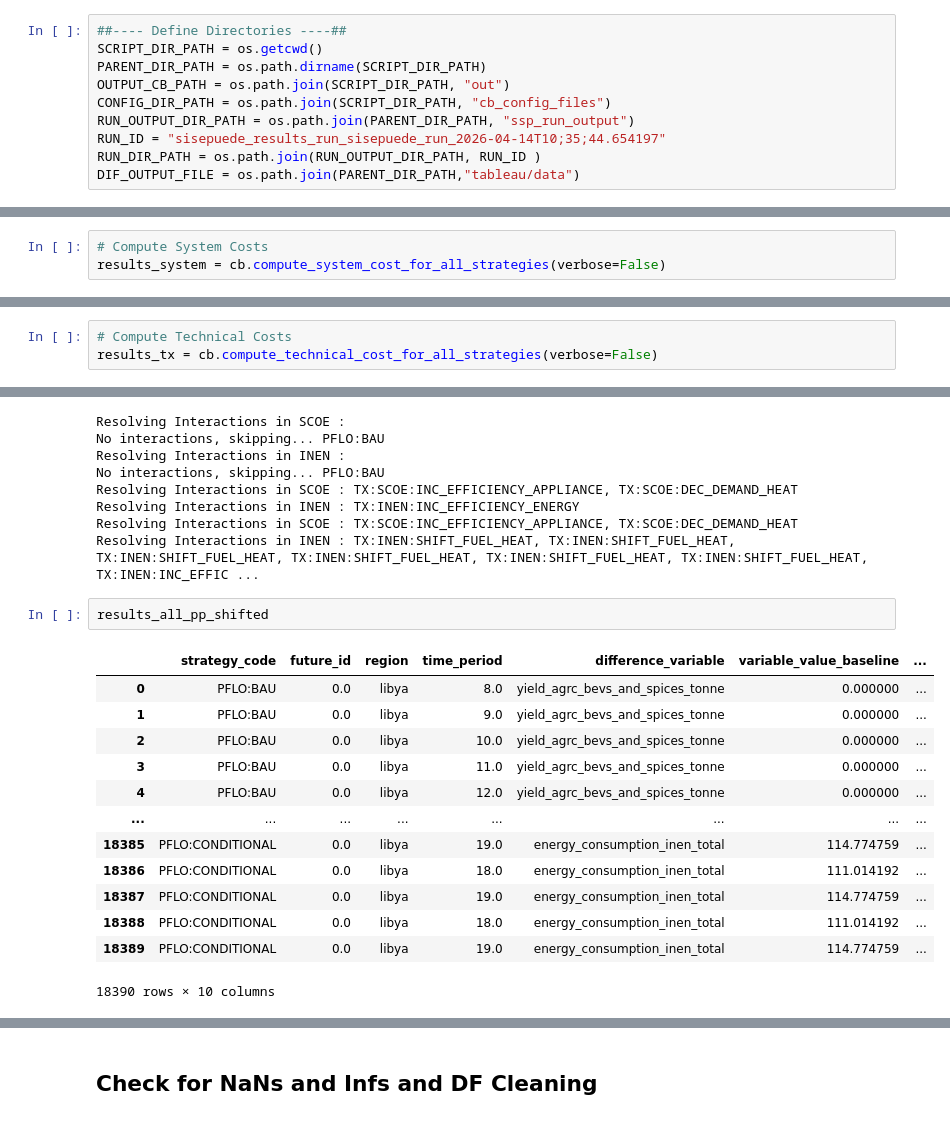
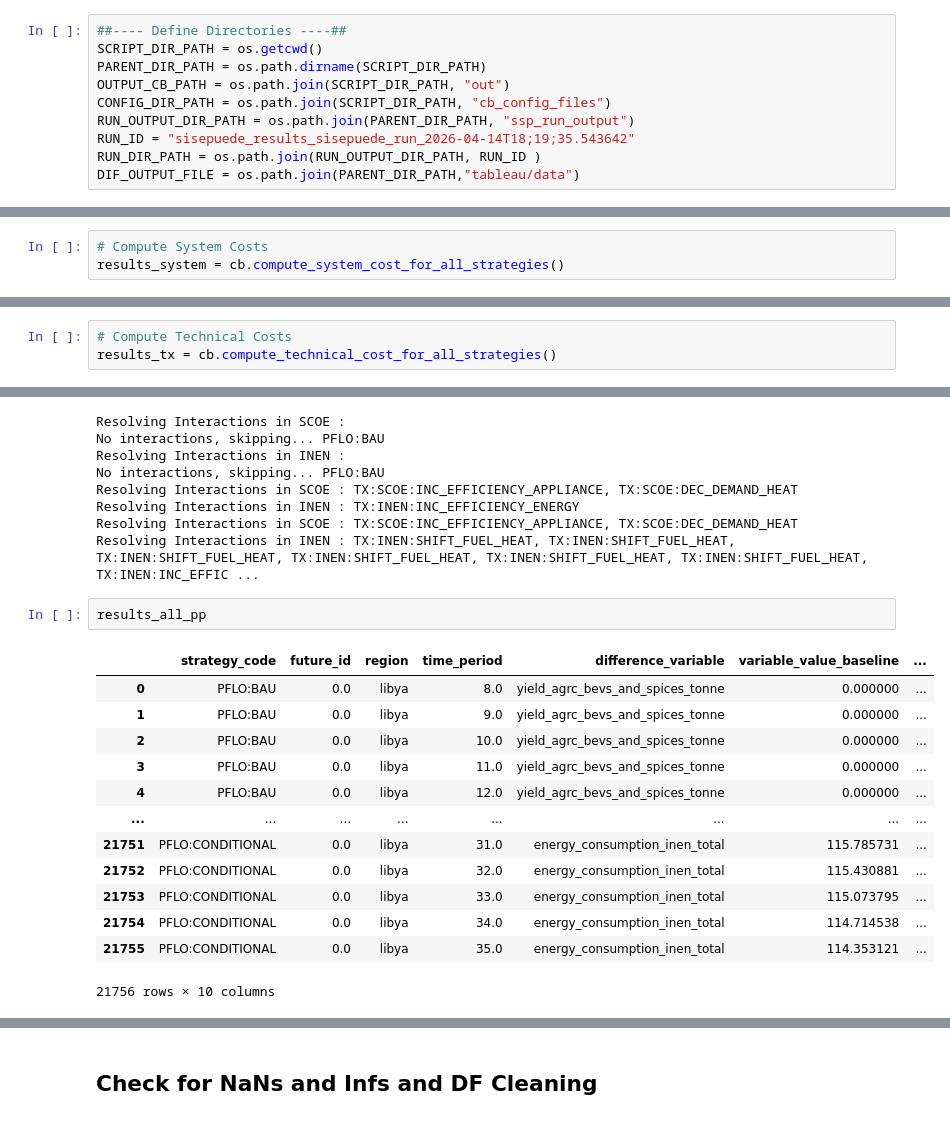
Before and after one commit to sisepuede-framework/ssp_libya, a Jupyter notebook: ssp_modeling/cost-benefits/cb.ipynb, the cells around one changed output, grey strips where cells are left out. Drawn from its saved outputs; the diff is of its cells as text.

Commit message:
update runs & tableau & cba & tornado

```diff
--- a/ssp_modeling/cost-benefits/cb.ipynb
+++ b/ssp_modeling/cost-benefits/cb.ipynb
@@ -12,7 +13,7 @@ PARENT_DIR_PATH = os.path.dirname(SCRIPT_DIR_PATH)
 OUTPUT_CB_PATH = os.path.join(SCRIPT_DIR_PATH, "out")
 CONFIG_DIR_PATH = os.path.join(SCRIPT_DIR_PATH, "cb_config_files")
 RUN_OUTPUT_DIR_PATH = os.path.join(PARENT_DIR_PATH, "ssp_run_output")
-RUN_ID = "sisepuede_results_run_sisepuede_run_2026-04-14T10;35;44.654197"
+RUN_ID = "sisepuede_results_sisepuede_run_2026-04-14T18;19;35.543642"
 RUN_DIR_PATH = os.path.join(RUN_OUTPUT_DIR_PATH, RUN_ID )
 DIF_OUTPUT_FILE = os.path.join(PARENT_DIR_PATH,"tableau/data")
 # %%
@@ -70,7 +71,7 @@ Loading configuration from Excel file (fast path)
 Database updated
 # %%
 # Compute System Costs
-results_system = cb.compute_system_cost_for_all_strategies(verbose=False)
+results_system = cb.compute_system_cost_for_all_strategies()
 # %% [output]
 ************************************
 *Strategy : PFLO:BAU (0/3)
@@ -88,6 +93,6 @@ results_system = cb.compute_system_cost_for_all_strategies(verbose=False)
 # %%
 # Compute Technical Costs
-results_tx = cb.compute_technical_cost_for_all_strategies(verbose=False)
+results_tx = cb.compute_technical_cost_for_all_strategies()
 # %% [output]
 ************************************
 *Strategy : PFLO:BAU (0/3)
@@ -126,19 +131,19 @@ Resolving Interactions in INEN : TX:INEN:INC_EFFICIENCY_ENERGY
 Resolving Interactions in SCOE : TX:SCOE:INC_EFFICIENCY_APPLIANCE, TX:SCOE:DEC_DEMAND_HEAT
 Resolving Interactions in INEN : TX:INEN:SHIFT_FUEL_HEAT, TX:INEN:SHIFT_FUEL_HEAT, TX:INEN:SHIFT_FUEL_HEAT, TX:INEN:SHIFT_FUEL_HEAT, TX:INEN:SHIFT_FUEL_HEAT, TX:INEN:SHIFT_FUEL_HEAT, TX:INEN:INC_EFFIC ...
 # %%
-results_all_pp_shifted
+results_all_pp
 # %% [output]
 |  | strategy_code | future_id | region | time_period | difference_variable | variable_value_baseline | ... |
 | 0 | PFLO:BAU | 0.0 | libya | 8.0 | yield_agrc_bevs_and_spices_tonne | 0.000000 | ... |
 | 1 | PFLO:BAU | 0.0 | libya | 9.0 | yield_agrc_bevs_and_spices_tonne | 0.000000 | ... |
 | 2 | PFLO:BAU | 0.0 | libya | 10.0 | yield_agrc_bevs_and_spices_tonne | 0.000000 | ... |
 | 3 | PFLO:BAU | 0.0 | libya | 11.0 | yield_agrc_bevs_and_spices_tonne | 0.000000 | ... |
 | 4 | PFLO:BAU | 0.0 | libya | 12.0 | yield_agrc_bevs_and_spices_tonne | 0.000000 | ... |
 | ... | ... | ... | ... | ... | ... | ... | ... |
-| 18385 | PFLO:CONDITIONAL | 0.0 | libya | 19.0 | energy_consumption_inen_total | 114.774759 | ... |
-| 18386 | PFLO:CONDITIONAL | 0.0 | libya | 18.0 | energy_consumption_inen_total | 111.014192 | ... |
-| 18387 | PFLO:CONDITIONAL | 0.0 | libya | 19.0 | energy_consumption_inen_total | 114.774759 | ... |
-| 18388 | PFLO:CONDITIONAL | 0.0 | libya | 18.0 | energy_consumption_inen_total | 111.014192 | ... |
-| 18389 | PFLO:CONDITIONAL | 0.0 | libya | 19.0 | energy_consumption_inen_total | 114.774759 | ... |
+| 21751 | PFLO:CONDITIONAL | 0.0 | libya | 31.0 | energy_consumption_inen_total | 115.785731 | ... |
+| 21752 | PFLO:CONDITIONAL | 0.0 | libya | 32.0 | energy_consumption_inen_total | 115.430881 | ... |
+| 21753 | PFLO:CONDITIONAL | 0.0 | libya | 33.0 | energy_consumption_inen_total | 115.073795 | ... |
+| 21754 | PFLO:CONDITIONAL | 0.0 | libya | 34.0 | energy_consumption_inen_total | 114.714538 | ... |
+| 21755 | PFLO:CONDITIONAL | 0.0 | libya | 35.0 | energy_consumption_inen_total | 114.353121 | ... |
-18390 rows × 10 columns
+21756 rows × 10 columns
 # %%
```
Also changed, not shown: parts of 17 cells of this notebook, 48 other files.
